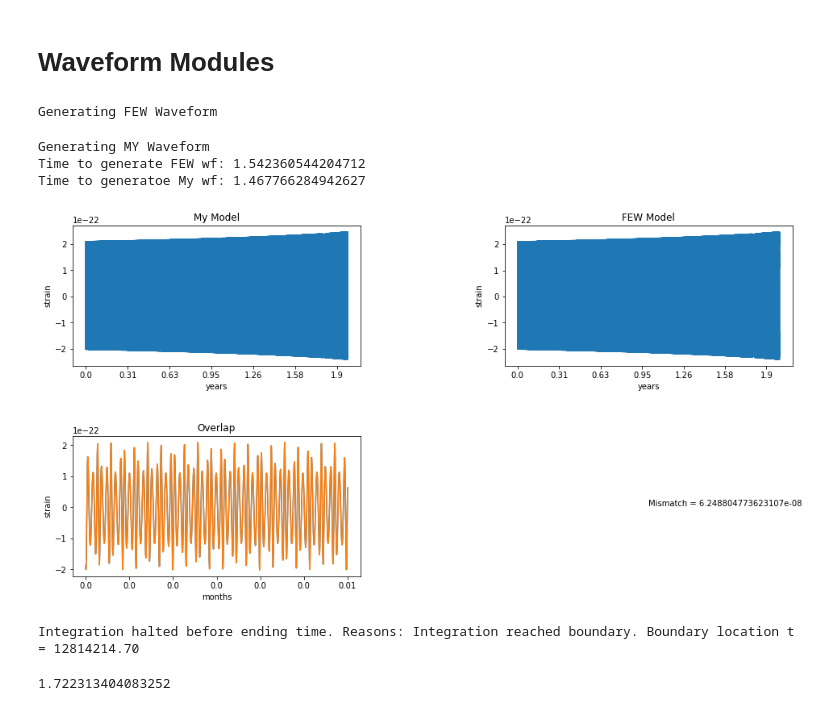
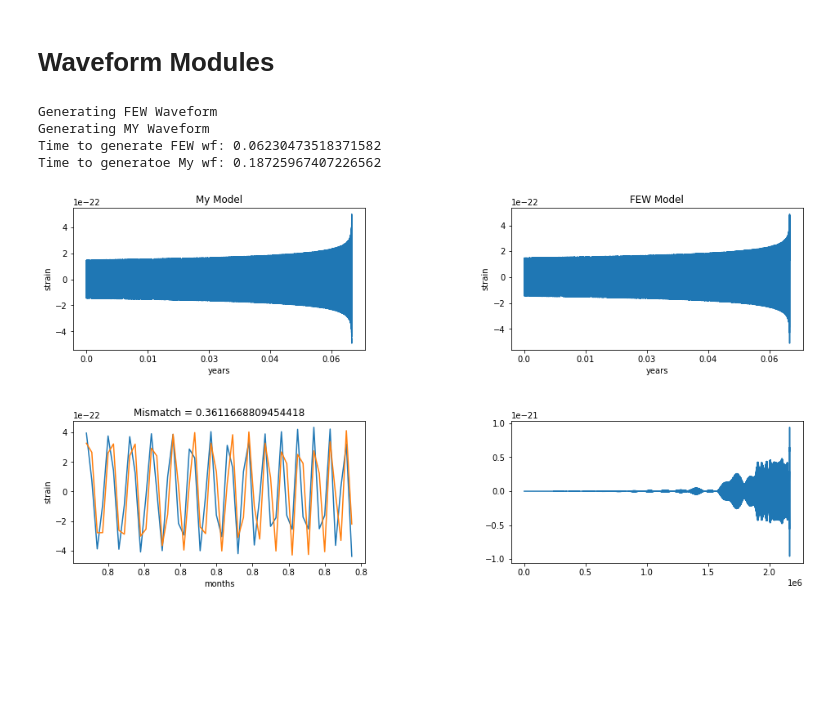
Before and after one commit to Shaun-F/GWGenerator, a Jupyter notebook: debugging/CompareMyCodeToFEW.ipynb, the cells around one changed output. Drawn from its saved outputs; the diff is of its cells as text; code cells hidden in the pictures; blank space fills up the shorter version.

```diff
--- a/debugging/CompareMyCodeToFEW.ipynb
+++ b/debugging/CompareMyCodeToFEW.ipynb
@@ -125,12 +118,15 @@ Time to generatoe My traj: 0.2126922607421875
 # Waveform Modules
 # %%
 nmodes = int(30*e0)
+if nmodes<4:
+    nmodes=4
 aa=time.time()
 print("Generating FEW Waveform")
 FEWwf = FEWwfgen.create_waveform(FEWtraj[0], M,a,*FEWtraj[1:], mu, qS, phiS, qK, phiK, dist, nmodes,mich=mich,dt=dt,T=T)
+#FEWwf = FEWwfgen(M,mu,a,p0,e0,Y0,qS,phiS,qK,phiK,dist,mich=False, T=T, dt=dt)
 bb=time.time()
 print("Generating MY Waveform")
-MYwf = MYwfgen.create_waveform(MYtraj[0], M,a,*MYtraj[1:], mu, qS, phiS, qK, phiK, dist, nmodes,mich=mich,dt=dt,T=T)
+MYwf = MYwfgen(M,mu,a,p0,e0,Y0,qS,phiS,qK,phiK,dist,T=T)
 print("Time to generate FEW wf: {0}\nTime to generatoe My wf: {1}".format(bb-aa,time.time()-bb))
 
 if use_gpu:
@@ -144,46 +140,39 @@ plt.subplots_adjust(wspace=0.5)
 plt.subplots_adjust(hspace=0.5)
 fig.set_size_inches(16,8)
 
 
 t = np.arange(len(mywf)) * dt
 axes[0,0].set_title("My Model")
 axes[0,0].plot(t, mywf.real);
 xticks = axes[0,0].get_xticks()[1:-1]
 axes[0,0].set_xticks(xticks, [int(i)/100 for i in (xticks*100/(60*60*24*365))]);
 axes[0,0].set_xlabel("years");
 axes[0,0].set_ylabel("strain");
 
 
 tf =np.arange(len(FEWwaveform)) * dt;
 axes[0,1].set_title("FEW Model")
 axes[0,1].plot(tf, FEWwaveform.real);
 xticks = axes[0,1].get_xticks()[1:-1]
 axes[0,1].set_xticks(xticks, [int(i)/100 for i in (xticks*100/(60*60*24*365))]);
 axes[0,1].set_xlabel("years");
 axes[0,1].set_ylabel("strain");
 
-axes[1,0].set_title("Overlap")
-startinginx = 0
-cutoffinx = 2000;
+axes[1,0].set_title("Mismatch = {0}".format(get_mismatch(FEWwaveform, mywf)))
+startinginx = -100
+cutoffinx = -50;
 axes[1,0].plot(t[startinginx:cutoffinx], mywf.real[startinginx:cutoffinx]);
 axes[1,0].plot(tf[startinginx:cutoffinx], FEWwaveform.real[startinginx:cutoffinx]);
 xticks = axes[1,0].get_xticks()[1:-1]
 axes[1,0].set_xticks(xticks, [int(i)/100 for i in (xticks*100/(60*60*24*31))]);
 axes[1,0].set_xlabel("months");
 axes[1,0].set_ylabel("strain");
 
-axes[1,1].text(0.5,0.5, "Mismatch = {0}".format(get_mismatch(FEWwaveform, mywf)))
-axes[1,1].axis("off");
+fewint = spint.CubicSpline(tf,FEWwaveform.real)
+axes[1,1].plot(t, fewint(t) - mywf.real);
 # %% [output]
 Generating FEW Waveform
+Generating MY Waveform
+Time to generate FEW wf: 0.06230473518371582
+Time to generatoe My wf: 0.18725967407226562
-Generating MY Waveform
-Time to generate FEW wf: 1.542360544204712
-Time to generatoe My wf: 1.467766284942627
-[figure, old version]
+[figure, new version]
-# %%
-aa=time.time()
-MYwfgen(M,mu,a,p0,e0,Y0,qS,phiS,qK,phiK,dist,T=2,npoints=100)
-time.time()-aa
-# %% [output]
-Integration halted before ending time. Reasons: Integration reached boundary. Boundary location t = 12814214.70
-1.722313404083252
```
Also changed, not shown: parts of 4 cells of this notebook, 7 other files.
